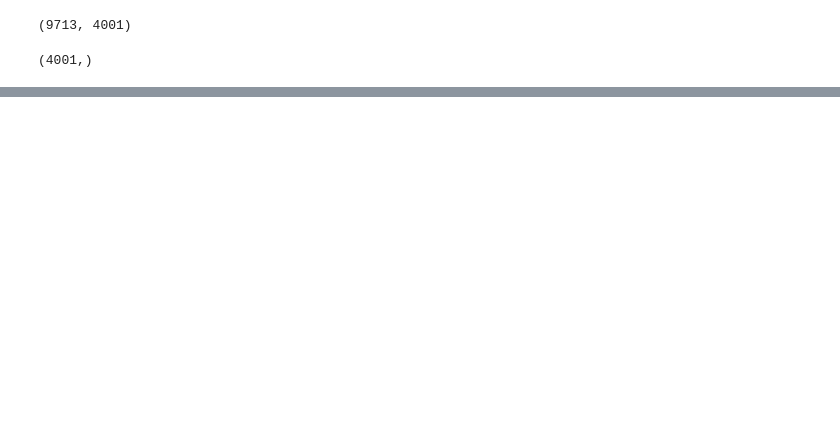
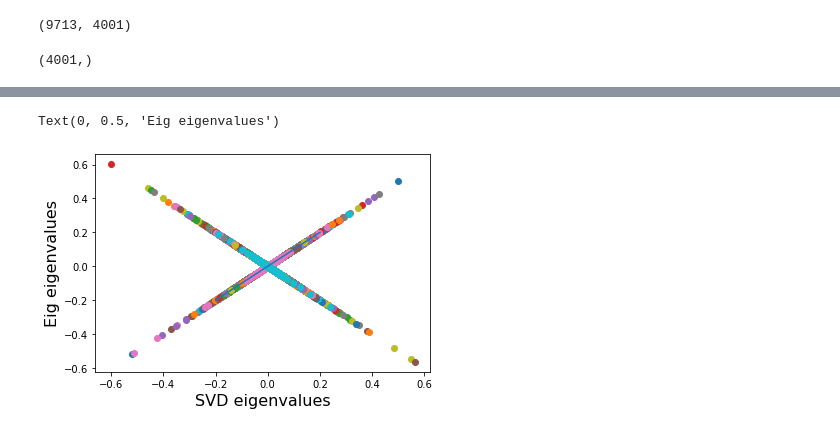
Before and after one commit to mcmorre/computational_TA, a Jupyter notebook: PS_6_hints.ipynb, the cells around one changed output, grey strips where cells are left out. Cells and saved outputs as stored; diff of their text form; code cells hidden in the pictures; blank space fills up the shorter version.

```diff
--- a/PS_6_hints.ipynb
+++ b/PS_6_hints.ipynb
@@ -224,0 +55,21 @@ r_subset.shape
+# %%
+def sorted_eigs(r, return_eigvalues = False):
+    """
+    Calculate the eigenvectors and eigenvalues of the correlation matrix of r
+    -----------------------------------------------------
+    """
+    corr=r.T@r
+    eigs=np.linalg.eig(corr) #calculate eigenvectors and values of original
+    arg=np.argsort(eigs[0])[::-1] #get indices for sorted eigenvalues
+    eigvec=eigs[1][:,arg] #sort eigenvectors
+    eig = eigs[0][arg] # sort eigenvalues
+    if return_eigvalues == True:
+        return eig, eigvec
+    else:
+        return eigvec
+# %%
+# here I'll use data for only the first 500 galaxies because my computer is slow!
+r = flux_normalized_0_mean
+r_subset = r[:500, :]
+logwave_subset = logwave
+C = r_subset.T@r_subset # correlation matrix, dimension # wavelengths x # wavelengths
@@ -224,0 +120,8 @@ r_subset.shape
+# %%
+U, S, Vh = np.linalg.svd(r_subset, full_matrices=True)
+# rows of Vh are eigenvectors
+eigvecs_svd = Vh.T
+eigvals_svd = S**2
+svd_sort = np.argsort(eigvals_svd)[::-1]
+eigvecs_svd = eigvecs_svd[:,svd_sort]
+eigvals_svd = eigvals_svd[svd_sort]
@@ -224,0 +130,2 @@ r_subset.shape
+# %%
+eigvals, eigvecs = sorted_eigs(r_subset, return_eigvalues = True)
@@ -224,0 +140,8 @@ r_subset.shape
+# %%
+[plt.plot(eigvecs_svd[:,i], eigvecs[:,i], 'o')for i in range(500)]
+plt.plot(np.linspace(-0.2, 0.2), np.linspace(-0.2, 0.2))
+plt.xlabel('SVD eigenvalues', fontsize = 16)
+plt.ylabel('Eig eigenvalues', fontsize = 16)
+# %% [output]
+Text(0, 0.5, 'Eig eigenvalues')
+[figure, added]
```
Also changed, not shown: parts of 42 cells of this notebook.
